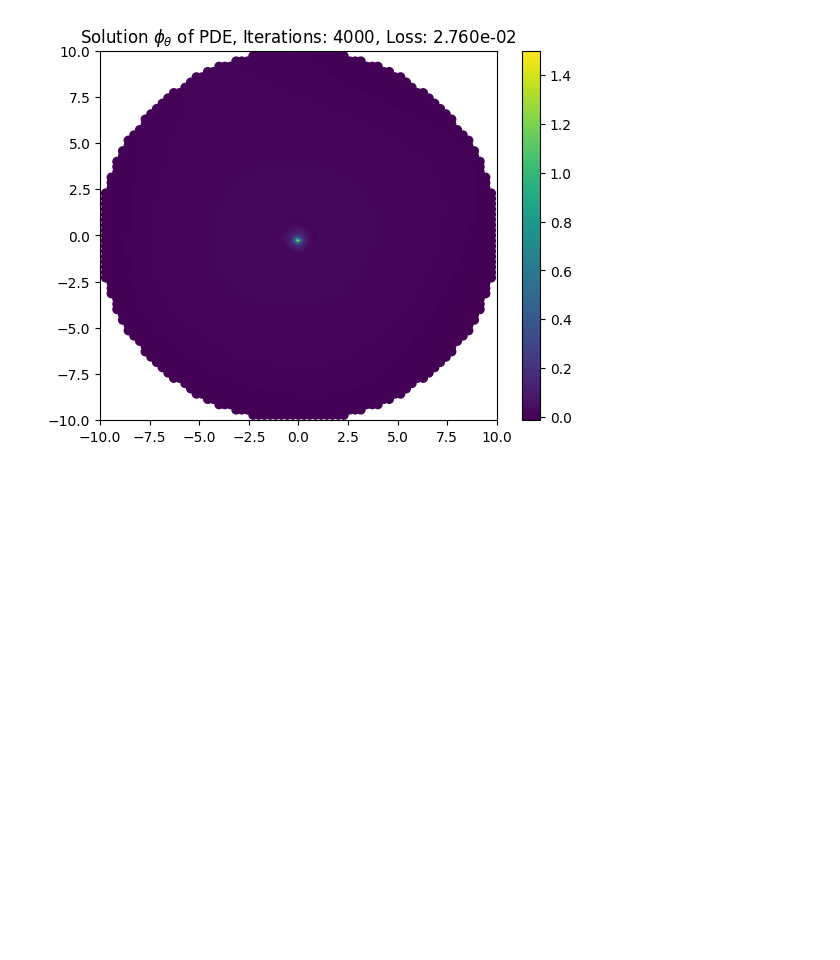
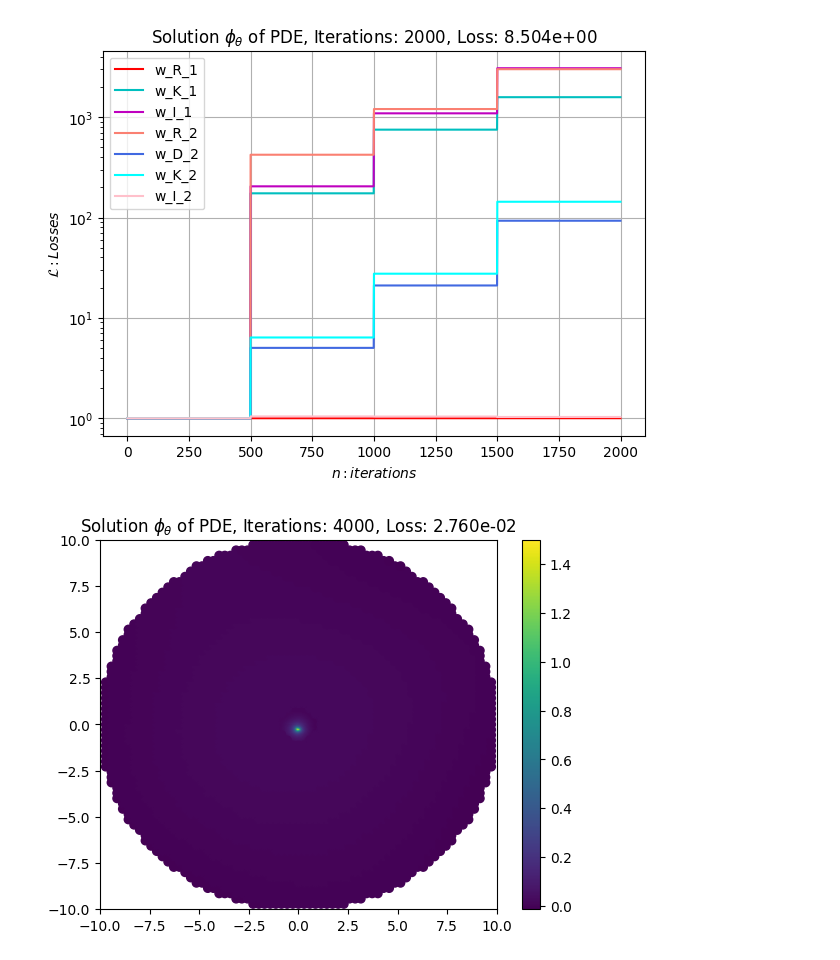
Before and after one commit to MartinAchondo/XPPBE, a Jupyter notebook: utils3d/Post/postprocessing_X.ipynb, the cells around one changed output. Cells and saved outputs as stored; diff of their text form; code cells hidden in the pictures; blank space fills up the shorter version.

```diff
--- a/utils3d/Post/postprocessing_X.ipynb
+++ b/utils3d/Post/postprocessing_X.ipynb
@@ -176,3 +176,7 @@ Post.plot_interface()
+# %%
+Post.plot_weights_history()
+# %% [output]
+[figure, added]
 # %%
 Post.plot_u_domain_contour(N=70)
 # %% [output]
```
Also changed, not shown: parts of 7 cells of this notebook, 4 other files.
